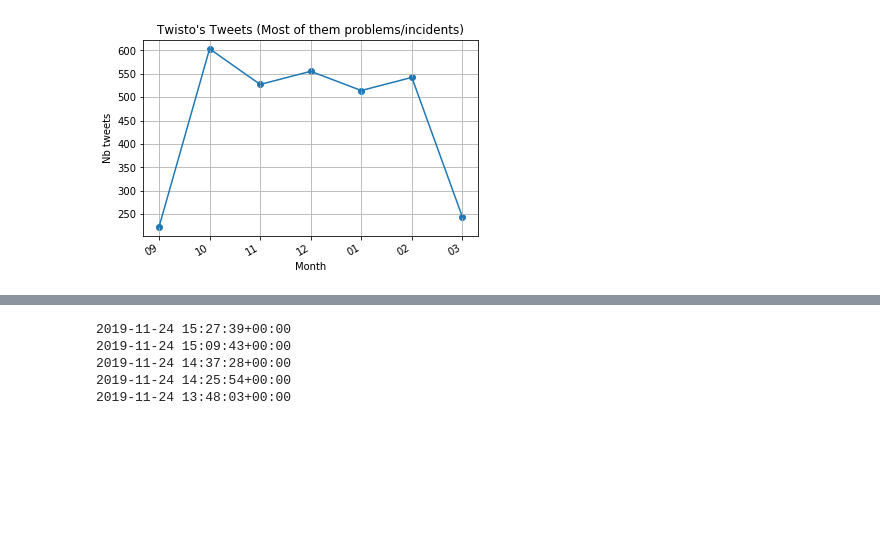
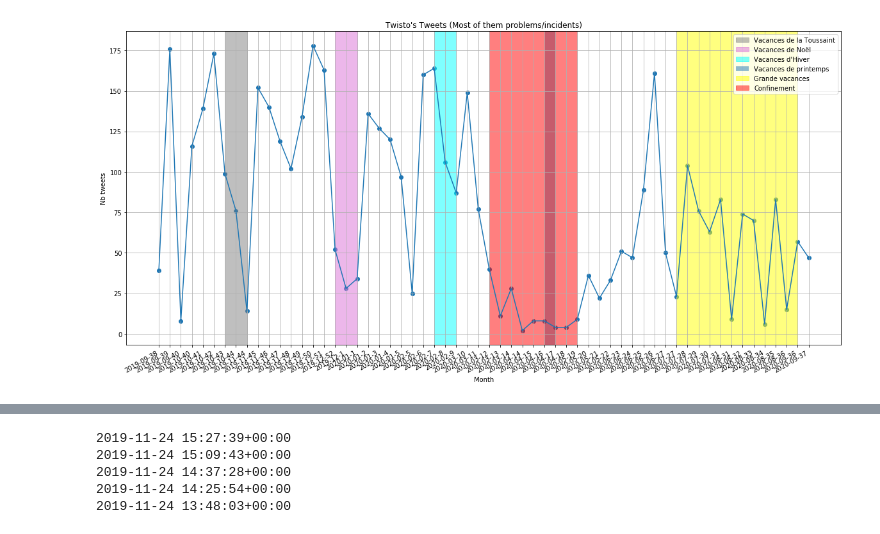
Before and after one commit to OrIOg/TwistoDataAnalysis, a Jupyter notebook: Test DB.ipynb, the cells around one changed output, grey strips where cells are left out. Drawn from its saved outputs; the diff is of its cells as text; code cells hidden in the pictures; blank space fills up the shorter version.

Commit message:
Meteo/Counting/Testing/fixing

```diff
--- a/Test DB.ipynb
+++ b/Test DB.ipynb
@@ -8,21 +9,48 @@ db = sqlite3.connect('twisto_tweets.db')
 # %%
-data = db.execute("SELECT strftime('%m', time, 'unixepoch') as d, COUNT(date(time, 'unixepoch')) FROM tweets WHERE date(time, 'unixepoch') >= date('now','-10 months')GROUP BY d ORDER BY time ASC;").fetchall()
+#data = db.execute("SELECT 'strftime('%Y-%m-%', time, 'unixepoch') as d, COUNT(date(time, 'unixepoch')) FROM tweets GROUP BY d ORDER BY time ASC;").fetchall()
+data = db.execute("""SELECT strftime('%Y-%m', time, 'unixepoch') || '-' || ((strftime('%j', date(time, 'unixepoch', '-3 days', 'weekday 4')) - 1) / 7 + 1) as d, COUNT(date(time, 'unixepoch')) FROM tweets GROUP BY d ORDER BY time ASC;""").fetchall()
 data = np.array(data)
-# %%
-fig, ax = plt.subplots()
-x, y = data[:, 0], data[:, 1].astype('float')
-ax.scatter(x,y)
-ax.plot(x,y)
-
-ax.set_title("Twisto's Tweets (Most of them problems/incidents)")
-ax.set_xlabel('Month')
-ax.set_ylabel('Nb tweets')
-plt.grid()
-ax.get_yaxis().get_major_formatter().set_useOffset(False)
-plt.gcf().autofmt_xdate()
-plt.show()
-# %% [output]
-[figure, removed]
+# %%
+fig, ax = plt.subplots(figsize=(20, 10))
+#2019-09-40
+x, y = data[:, 0], data[:, 1].astype('float')
+ax.scatter(x,y)
+ax.plot(x,y)
+# ax.vlines('2020-03', 0, max(y), colors='red', linestyles='dashed', label='Confinement 17/03')
+# ax.vlines('2020-05', 0, max(y), colors='green', linestyles='dashed', label='Déconfinement 11/05')
+
+# 2019
+ax.axvspan('2019-10-43', '2019-11-44', alpha=0.5, label="Vacances de la Toussaint", color='gray')
+ax.axvspan('2019-12-52', '2020-01-1', alpha=0.5, label="Vacances de Noël", color='orchid')
+# 2020
+ax.axvspan('2020-02-7', '2020-02-9', alpha=0.5, label="Vacances d'Hiver", color='cyan')
+ax.axvspan('2020-04-16', '2020-04-17', alpha=0.5, label="Vacances de printemps")
+ax.axvspan('2020-07-27', '2020-09-36', alpha=0.5, label="Grande vacances", color='yellow')
+
+ax.axvspan('2020-03-12', '2020-05-19', alpha=0.5, label="Confinement", color='red')
+
+ax.set_title("Twisto's Tweets (Most of them problems/incidents)")
+ax.set_xlabel('Month')
+ax.set_ylabel('Nb tweets')
+plt.grid()
+ax.get_yaxis().get_major_formatter().set_useOffset(False)
+plt.gcf().autofmt_xdate()
+plt.legend()
+plt.ion()
+plt.show()
+
+#Vacances de la Toussaint Du samedi 19 octobre au lundi 4 novembre
+# Vacances de Noël Du samedi 21 décembre au lundi 6 janvier
+# Vacances d'Hiver -  samedi 15 février 2020 / lundi 2 mars 2020
+# Vacances de printemps	samedi 11 avril 2020 / lundi 27 avril 2020
+#   Confinement    - mardi 17 mars
+#   Déconfinement  - lundi 11 mai - Réouverture progressive du circuit Twisto,
+# Grandes vacances - samedi 04 juillet 2020 / mardi 01 septembre 2020
+# Regarder les températures(& évenement sur Caen
+# https://dev.meteostat.net/bulk
+# 07027, https://bulk.meteostat.net/daily/07027.csv.gz
+# %% [output]
+[figure, added]
 # %%
 data_day = db.execute("SELECT strftime('%w', time, 'unixepoch') as d, COUNT(date(time, 'unixepoch')) FROM tweets GROUP BY d ORDER BY time ASC;").fetchall()
 data_day = np.array(data_day).astype('object')
```
Also changed, not shown: parts of 9 cells of this notebook, 11 other files.
